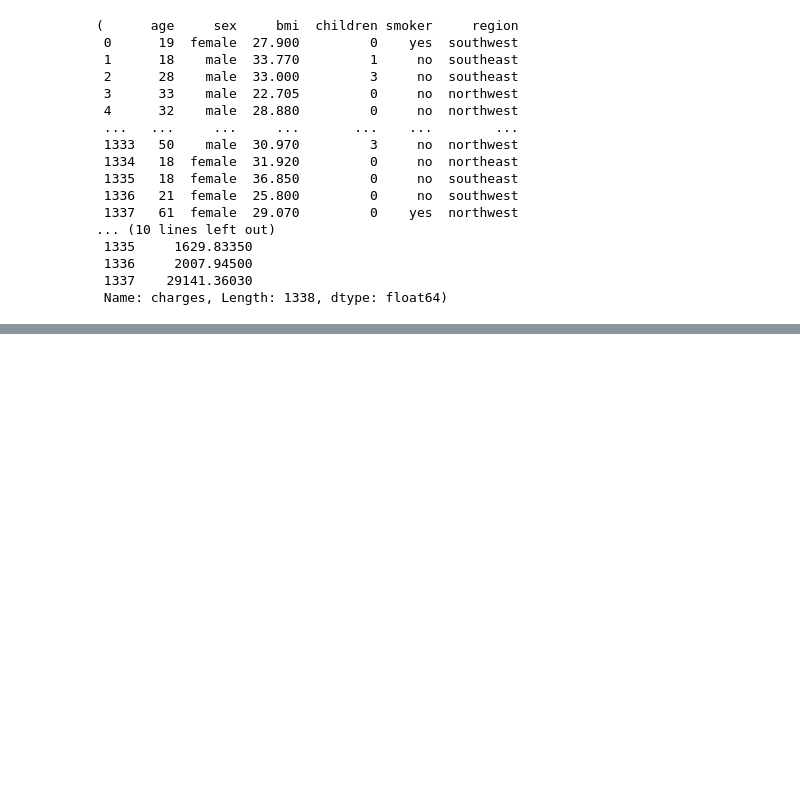
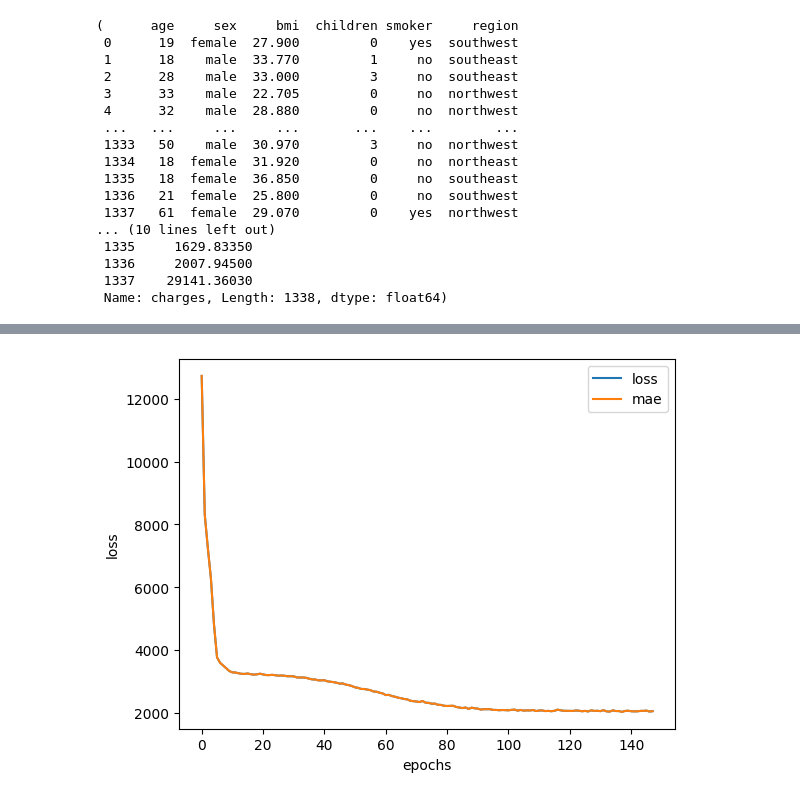
Before and after one commit to mardgeer101/Colab-Notebooks, a Jupyter notebook: 08_TensorFlow_regression_insurance.ipynb, the cells around one changed output, grey strips where cells are left out. Cells and saved outputs as stored; diff of their text form; code cells hidden in the pictures; blank space fills up the shorter version.

```diff
--- a/08_TensorFlow_regression_insurance.ipynb
+++ b/08_TensorFlow_regression_insurance.ipynb
@@ -54,3 +54,6 @@ X, y
  1336     2007.94500
  1337    29141.36030
  Name: charges, Length: 1338, dtype: float64)
+# %%
+X_train, X_test, y_train, y_test = train_test_split(X, y, test_size = 0.15, random_state = 42)
+X_train.shape, X_test.shape
@@ -56,0 +62,2 @@ X, y
+# %%
+ct.fit(X_train)
@@ -56,0 +70,5 @@ X, y
+# %%
+X_train_normal = ct.transform(X_train)
+X_test_normal = ct.transform(X_test)
+
+X_train_normal.shape, X_test_normal.shape
@@ -56,0 +77,18 @@ X, y
+# %%
+tf.random.set_seed(42)
+
+callback = tf.keras.callbacks.EarlyStopping(monitor="loss",patience=10)
+
+model = tf.keras.Sequential([
+    tf.keras.layers.Dense(100,activation='relu'),
+    tf.keras.layers.Dropout(0.01),
+    tf.keras.layers.Dense(100,activation='relu'),
+    tf.keras.layers.Dropout(0.01),
+    tf.keras.layers.Dense(1)
+])
+
+model.compile(loss = tf.keras.losses.mae,
+              optimizer = tf.keras.optimizers.Adam(learning_rate=0.005),
+              metrics = ["mae"])
+
+history = model.fit(X_train_normal, y_train, epochs=1000, callbacks=[callback], batch_size=16, verbose=1)
@@ -56,0 +118,6 @@ X, y
+# %%
+pd.DataFrame(history.history).plot()
+plt.ylabel("loss")
+plt.xlabel("epochs");
+# %% [output]
+[figure, added]
```
Also changed, not shown: parts of 7 cells of this notebook.
